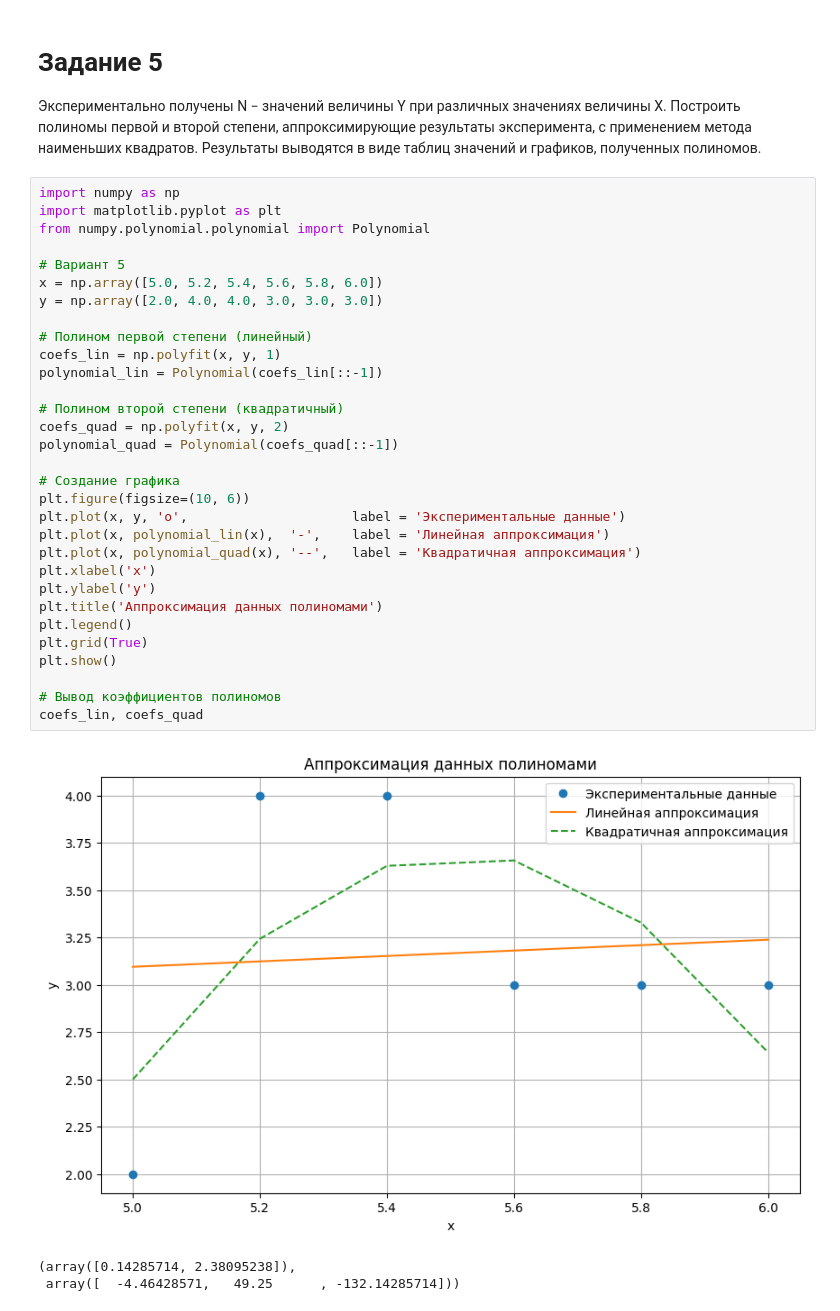
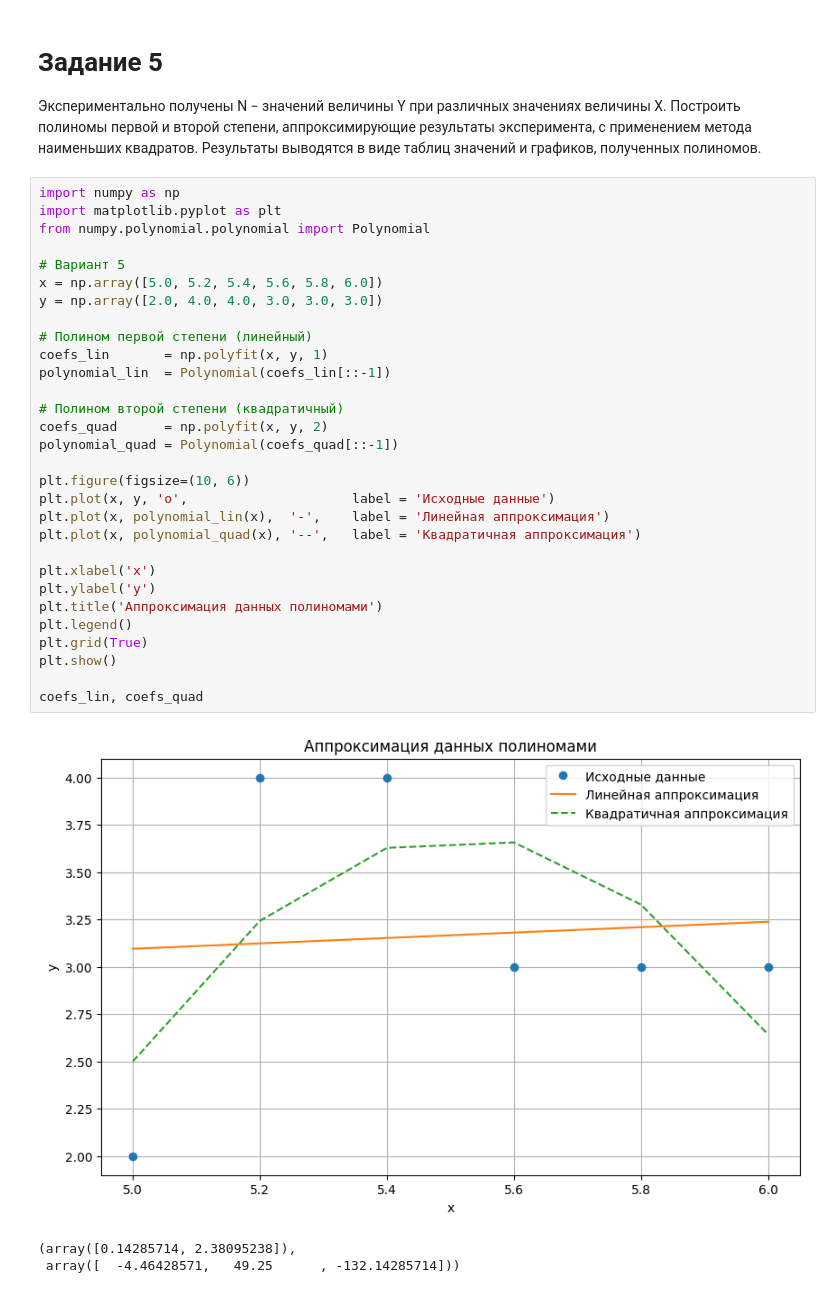
Before and after one commit to Vlad1000nn/MyGit, a Jupyter notebook: University/3 sem/AI/Pract4/pract_4.ipynb, the cells around one changed output. Drawn from its saved outputs; the diff is of its cells as text.

```diff
--- a/University/3 sem/AI/Pract4/pract_4.ipynb
+++ b/University/3 sem/AI/Pract4/pract_4.ipynb
@@ -187,35 +275,34 @@ print('4')
 # %%
 import numpy as np
 import matplotlib.pyplot as plt
 from numpy.polynomial.polynomial import Polynomial
 
 # Вариант 5
 x = np.array([5.0, 5.2, 5.4, 5.6, 5.8, 6.0])
 y = np.array([2.0, 4.0, 4.0, 3.0, 3.0, 3.0])
 
 # Полином первой степени (линейный)
-coefs_lin = np.polyfit(x, y, 1)
-polynomial_lin = Polynomial(coefs_lin[::-1])
+coefs_lin       = np.polyfit(x, y, 1)
+polynomial_lin  = Polynomial(coefs_lin[::-1])
 
 # Полином второй степени (квадратичный)
-coefs_quad = np.polyfit(x, y, 2)
+coefs_quad      = np.polyfit(x, y, 2)
 polynomial_quad = Polynomial(coefs_quad[::-1])
 
-# Создание графика
 plt.figure(figsize=(10, 6))
-plt.plot(x, y, 'o',                     label = 'Экспериментальные данные')
+plt.plot(x, y, 'o',                     label = 'Исходные данные')
 plt.plot(x, polynomial_lin(x),  '-',    label = 'Линейная аппроксимация')
 plt.plot(x, polynomial_quad(x), '--',   label = 'Квадратичная аппроксимация')
+
 plt.xlabel('x')
 plt.ylabel('y')
 plt.title('Аппроксимация данных полиномами')
 plt.legend()
 plt.grid(True)
 plt.show()
 
-# Вывод коэффициентов полиномов
 coefs_lin, coefs_quad
 # %% [output]
-[figure, old version]
+[figure, new version]
 (array([0.14285714, 2.38095238]),
  array([  -4.46428571,   49.25      , -132.14285714]))
```
Also changed, not shown: parts of 6 cells of this notebook, 2 other files.
